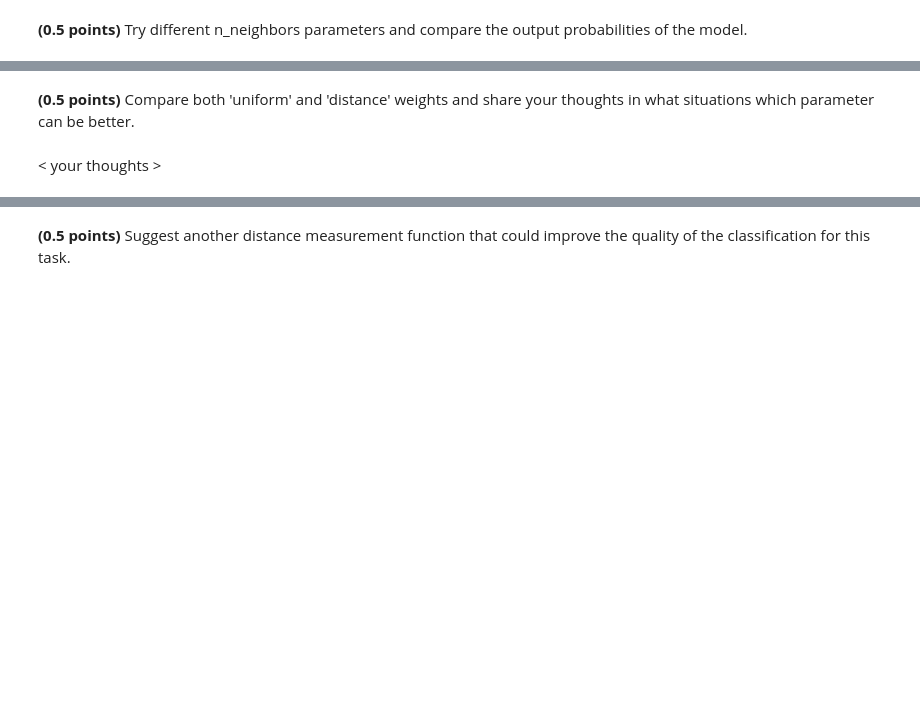
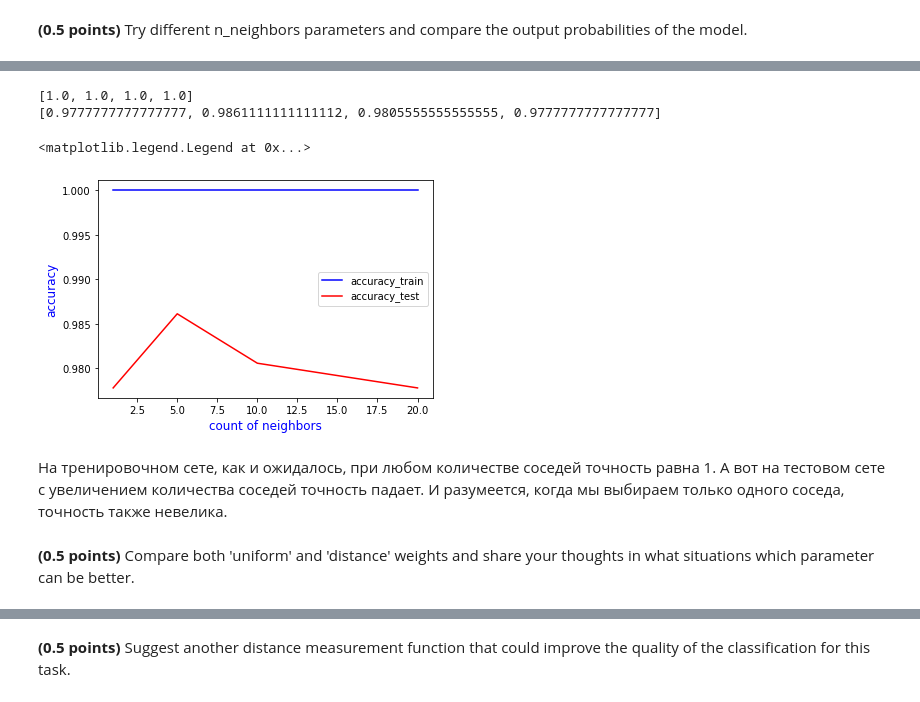
Before and after one commit to NataLobster/ml-intro, a Jupyter notebook: hw_classification.ipynb, the cells around one changed output, grey strips where cells are left out. Cells and saved outputs as stored; diff of their text form; code cells hidden in the pictures; blank space fills up the shorter version.

```diff
--- a/hw_classification.ipynb
+++ b/hw_classification.ipynb
@@ -296,4 +312,5 @@ train_acc, test_acc = fit_evaluate(model, X_train, y_train, X_test, y_test)
 # %%
-model = CustomLogisticRegression(zero_init=True)
+model = CustomLogisticRegression(zero_init=True, eta = 0.0055)
 train_acc, test_acc = fit_evaluate(model, X_train, y_train, X_test, y_test)
+print(model.loss[-1], model.iter)
 # %% [output]
@@ -519,0 +538,13 @@ assert test_acc > 0.98
+# %%
+## your code
+neighbors= [1, 5, 10, 20]
+train = []
+test = []
+for i in neighbors:
+    model_c = CustomKNeighborsClassifier(n_neighbors=i, weights='distance')
+    model_c.fit(X_train,y_train)
+    print(model_c.predict_proba(X_train)[:5,:])
+    acc_train, acc_test =metrics.accuracy_score(y_pred=model_c.predict(X_train), y_true=y_train), \
+           metrics.accuracy_score(y_pred=model_c.predict(X_test), y_true=y_test)
+    train.append(acc_train)
+    test.append(acc_test)
@@ -520,3 +572,22 @@ assert test_acc > 0.98
+# %%
+#как-то совершенно не наглядно выводить output probabilities. поэтому выведем accuracy
+print(train)
+print(test)
+# %% [output]
+[1.0, 1.0, 1.0, 1.0]
+[0.9777777777777777, 0.9861111111111112, 0.9805555555555555, 0.9777777777777777]
+# %%
+plt.plot(neighbors, train, label='accuracy_train',color='blue')
+plt.plot(neighbors, test, label='accuracy_test',color='red')
+plt.xlabel('count of neighbors', fontsize=12, color='blue')
+plt.ylabel('accuracy', fontsize=12, color='blue')
+plt.legend()
+# %% [output]
+<matplotlib.legend.Legend at 0x...>
+[figure, added]
+# %% [markdown]
+На тренировочном сете, как и ожидалось, при любом количестве соседей точность равна 1. А вот на тестовом сете с увеличением
+количества соседей точность падает. И разумеется, когда мы выбираем только одного соседа, точность также невелика.
 # %% [markdown]
 **(0.5 points)** Compare both 'uniform' and 'distance' weights and share your thoughts in what situations which parameter can be better.
 # %%
@@ -526,2 +596,0 @@ knn = KNeighborsClassifier(n_neighbors=5)
-# %% [markdown]
-< your thoughts >
```
Also changed, not shown: parts of 28 cells of this notebook.
